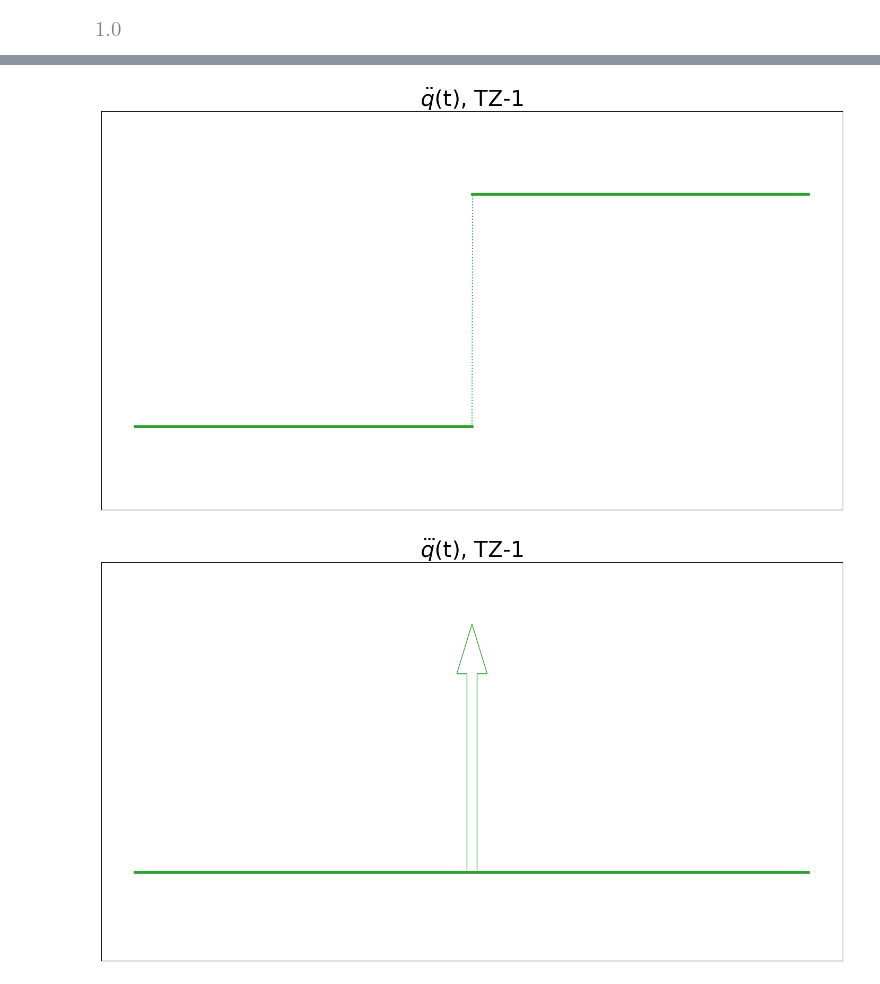
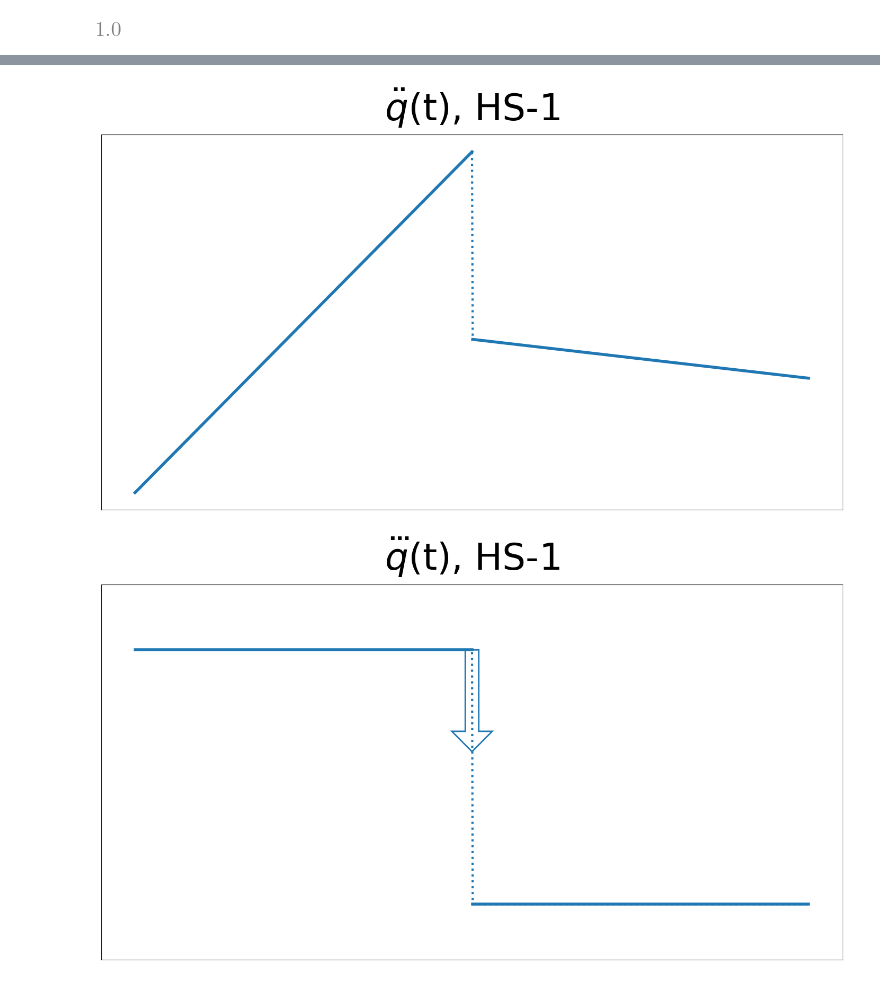
Before and after one commit to AunSiro/Cosejas_IRI, a Jupyter notebook: Casadi/sinthetic data for graphs.ipynb, the cells around one changed output, grey strips where cells are left out. Cells and saved outputs as stored; diff of their text form; code cells hidden in the pictures.

```diff
--- a/Casadi/sinthetic data for graphs.ipynb
+++ b/Casadi/sinthetic data for graphs.ipynb
@@ -421,25 +432,25 @@ x_1, xd_1, x_c_1, xd_c_1
 # %% [markdown]
 ### Trapz scheme: Order 3
 # %%
-x0= np.array([0.,-0.1,0.25])
+x0= np.array([0.08333333, 0.13333333, -0.35 ])
 qd_ej = np.array([
-    [0.5,],
-    [-1,],
-    [0.3,],
+    [-0.3,],
+    [1,],
+    [-0.5,],
 ])
 
 a_trapz_c =  (qd_ej[:-1] + qd_ej[1:])/2
 
-x, x_c, xd, xd_c = hs_integ(
+x_t, x_c_t, xd_t, xd_c_t = hs_integ(
     x0= x0,
     a_arr= qd_ej,
     a_c_arr= a_trapz_c,
     dt= 1)
 
 
-q = x[:,:1]
-q_c = x_c[:,:1]
-qd = x[:,1:2]
-qd_c = x_c[:,1:2]
-x, x_c, xd, xd_c
+q_t = x_t[:,:1]
+q_c_t = x_c_t[:,:1]
+qd_t = x_t[:,1:2]
+qd_c_t = x_c_t[:,1:2]
+x_t, x_c_t, xd_t, xd_c_t
 # %% [output]
@@ -600,3 +627,10 @@ titlesize = 30
+# %%
+save = True#False
+save_format = 'pdf'
+marker_size = 30
+line_width = 4
+titlesize = 50
+plt.rcParams['axes.titlepad'] = 20  # pad is in points
 # %%
 plt.figure(figsize=[14,8])
 labels= ['q(t)', r'$\theta$(t)']
@@ -707,7 +741,7 @@ for ii in range(1):
                      label = labels[ii] + '_c')
     else:
 
-        plt.plot(t_interp, q_dd_interp[:,ii], c = color, ls= ':')
+        plt.plot(t_interp, q_dd_interp[:,ii], c = color, ls= ':',lw = line_width*0.75)
 
 
 if 'trap' in scheme and order == 1:
@@ -736,7 +770,7 @@ if save:
         add = f'HS{order}'
     )
 # %% [output]
-[figure, old version]
+[figure, new version]
 # %%
 plt.figure(figsize=[14,8])
 labels= [r'$\dddot{q}$(t)', r'$\dddot{\theta}$(t)']
@@ -762,44 +796,45 @@ for ii in range(1):
                 0,
                 2*scale_factor*jerk_impulses[kk,ii],
                 color = 'w',
-                width = 0.03,
+                width = 0.04,
                 length_includes_head=True,
                 head_length = scale_factor*0.4*abs(jerk_impulses[kk,ii]),
-                ec = color
+                ec = color,
+                lw = line_width/2
             )
         if 'hs' in scheme:
-            plt.ylim([-18,5])
+            plt.ylim([-5,18])
         else:
             plt.ylim([-0.02,0.07])
-        plt.plot(t_interp, q_ddd_interp[:,ii], c = color, ls= ':')
+        plt.plot(t_interp, q_ddd_interp[:,ii], c = color, ls= ':',lw = line_width*0.75)
 
     if order == 3:
         plt.plot(_res['t'],_res_j[:,ii], 'o', c = color, ms =marker_size, label = labels[ii])
         if 'hs' in scheme:
             plt.plot(_res['t_c'],_res_j_c[:,ii],
                      'o', mec = color, ms =marker_size, mfc = 'w',
                      label = labels[ii] + '_c')
 
 
 #plt.plot(t_ref, j_ref, ':')
 #plt.grid()
 #plt.legend()
 
 hideticks()
 
 plt.title(r'$\dddot{q}$(t)' + f', {title_scheme}{order}', fontsize=titlesize)
 plt.tight_layout(pad=0.0)
 
 #save = True#False#
 if save:
         save_fig(
             problem_name = problem_name,
             graph_name = 'q_dot_dot_dot',
             schemes_printed = [scheme],
             save_format = save_format,
             N = n_col,
             q_counter = None,
             add = f'HS{order}'
         )
 # %% [output]
-[figure, old version]
+[figure, new version]
```
Also changed, not shown: parts of 15 cells of this notebook.
